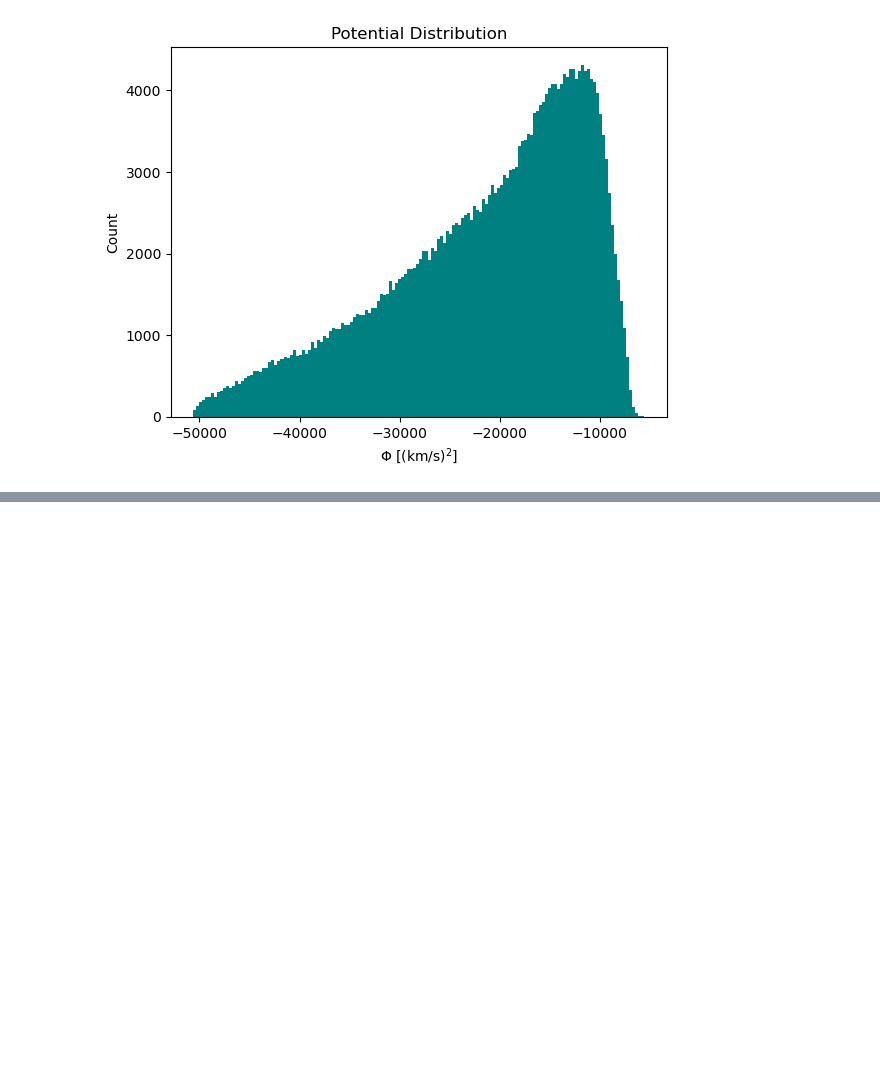
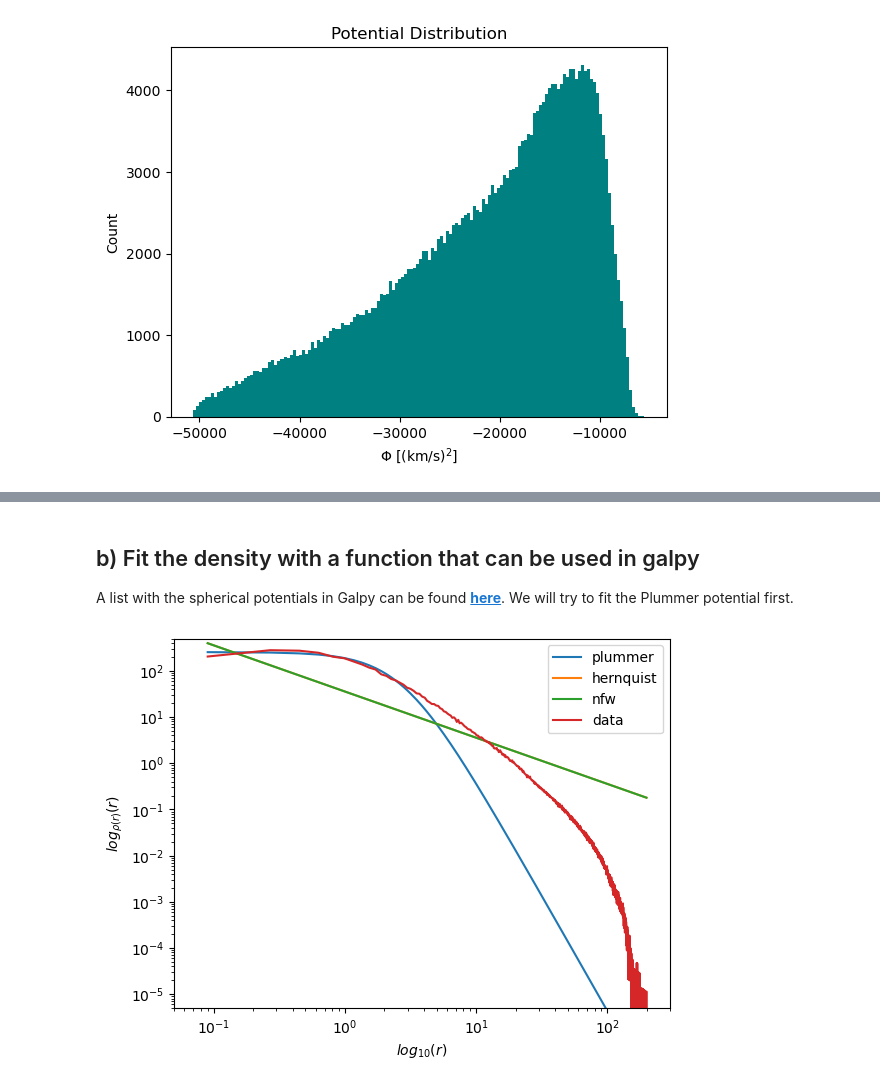
Before and after one commit to gvansan/TANA_notebooks, a Jupyter notebook: Project/hdf5_file_mathijs.ipynb, the cells around one changed output, grey strips where cells are left out. Drawn from its saved outputs; the diff is of its cells as text; code cells hidden in the pictures; blank space fills up the shorter version.

```diff
--- a/Project/hdf5_file_mathijs.ipynb
+++ b/Project/hdf5_file_mathijs.ipynb
@@ -302,0 +326,38 @@ plt.show()
+# %% [markdown]
+## b) Fit the density with a function that can be used in galpy
+
+A list with the spherical potentials in Galpy can be found __[here](https://docs.galpy.org/en/latest/reference/potential.html)__. We will try to fit the Plummer potential first.
+# %%
+from scipy.optimize import curve_fit
+from galpy.potential import PlummerPotential
+
+#Define the densities we want to fit
+def rho_plummer(r, M, a):
+    """Plummer density: M = total mass, a = scale"""
+    return (3.0 * M) / (4.0 * np.pi * a**3) * (1.0 + (r**2 / a**2))**(-2.5)
+
+def rho_hernquist(r, M, a):
+    """Hernquist density"""
+    return (M / (2.0 * np.pi)) * (a / (r * (r + a)**3))
+
+def rho_nfw(r, rho_0, rs):
+    """NFW parametrized by rho0 and scale radius rs_scale"""
+    return (rho_0/4*np.pi*rs**3) / ((r/rs) * (1.0 + r/rs)**2)
+
+densities = [rho_plummer, rho_hernquist, rho_nfw]
+optimal_parameters = []
+
+for dens in densities:
+    fit, pcov = curve_fit(dens, r_mid, rho_data, maxfev=10000)
+    optimal_parameters.append(fit)
+    plt.loglog(r_mid, dens(r_mid, *fit), label=f"{str(dens.__name__).split("_")[1]}")
+
+plt.loglog(r_mid, rho_data, label = "data")
+plt.xlim(5*10**-2, 3*10**2)
+plt.ylim(5*10**-6, 5*10**2)
+plt.xlabel(r"$log_{10}(r)$")
+plt.ylabel(r"$log_{\rho(r)}(r)$")
+plt.legend()
+plt.show()
+# %% [output]
+[figure, added]
```
Also changed, not shown: parts of 4 cells of this notebook.
